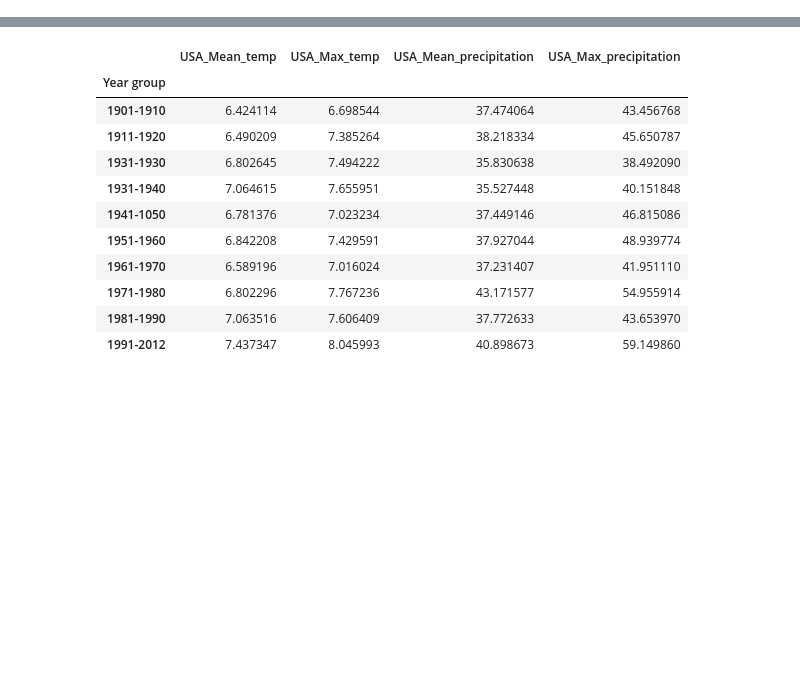
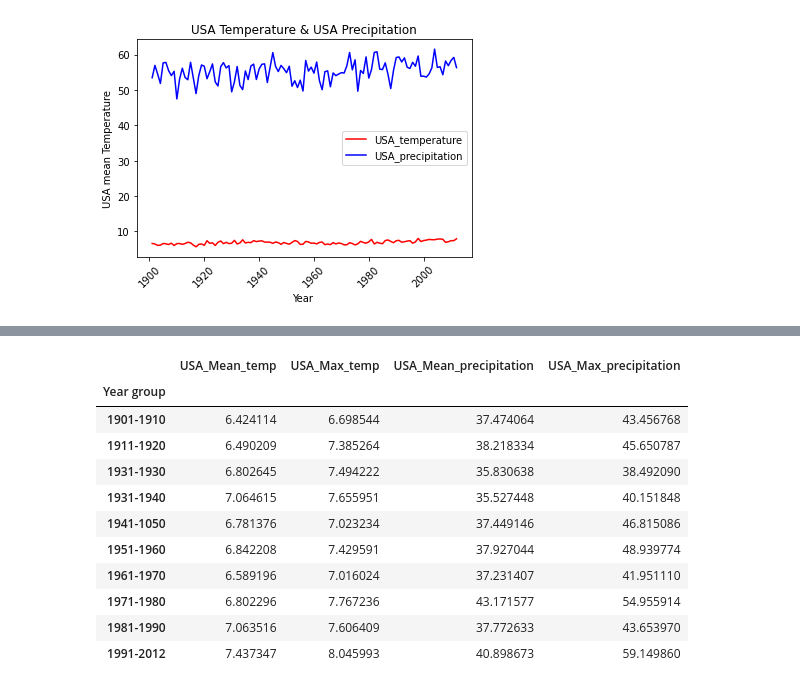
Before and after one commit to LineaFuller/Project_1, a Jupyter notebook: Temp vs Pre.ipynb, the cells around one changed output, grey strips where cells are left out. Saved outputs shown, nothing was run; the diff lists cells and outputs as text; code cells hidden in the pictures; blank space fills up the shorter version.

```diff
--- a/Temp vs Pre.ipynb
+++ b/Temp vs Pre.ipynb
@@ -7,3 +7,19 @@ import numpy as np
 import requests
 from scipy.stats import linregress
 import csv
+# %%
+Data=pd.read_csv('merged_df.csv')
+Data
+year=Data['Year']
+USA_temp=Data["USA Temperature (C)"]
+USA_Pre=Data["USA Precipitation (mm)"]
+plt.plot(year,USA_temp, "-r", label="USA_temperature")
+plt.plot(year,USA_Pre,"-b", label="USA_precipitation")
+plt.xlabel("Year ")
+plt.ylabel("USA mean Temperature")
+plt.legend()
+plt.title("USA Temperature & USA Precipitation")
+plt.xticks(rotation = 45)
+plt.show()
+# %% [output]
+[figure, added]
```
Also changed, not shown: parts of 7 cells of this notebook.
